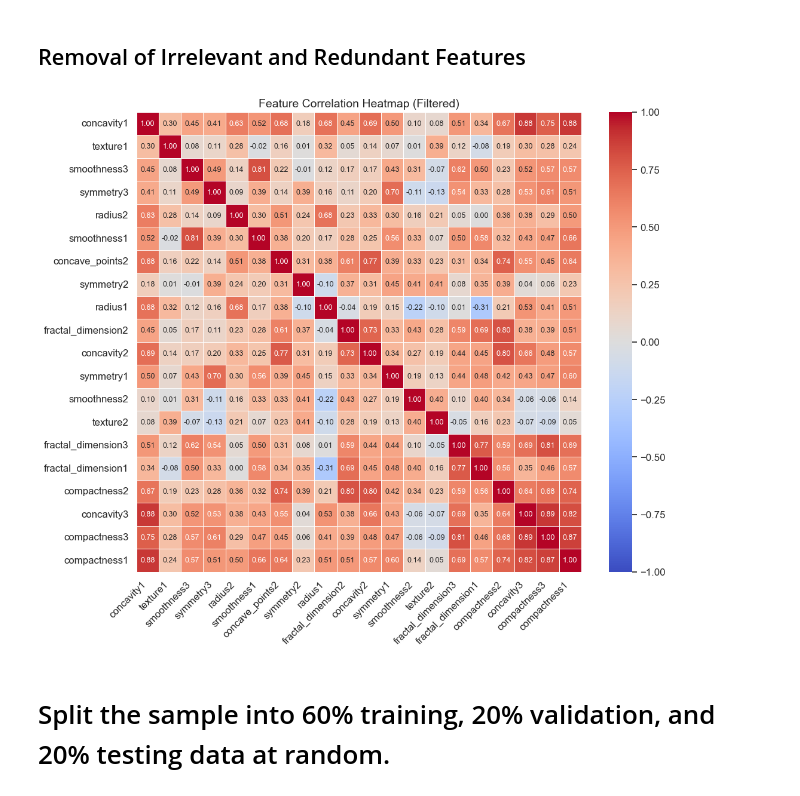
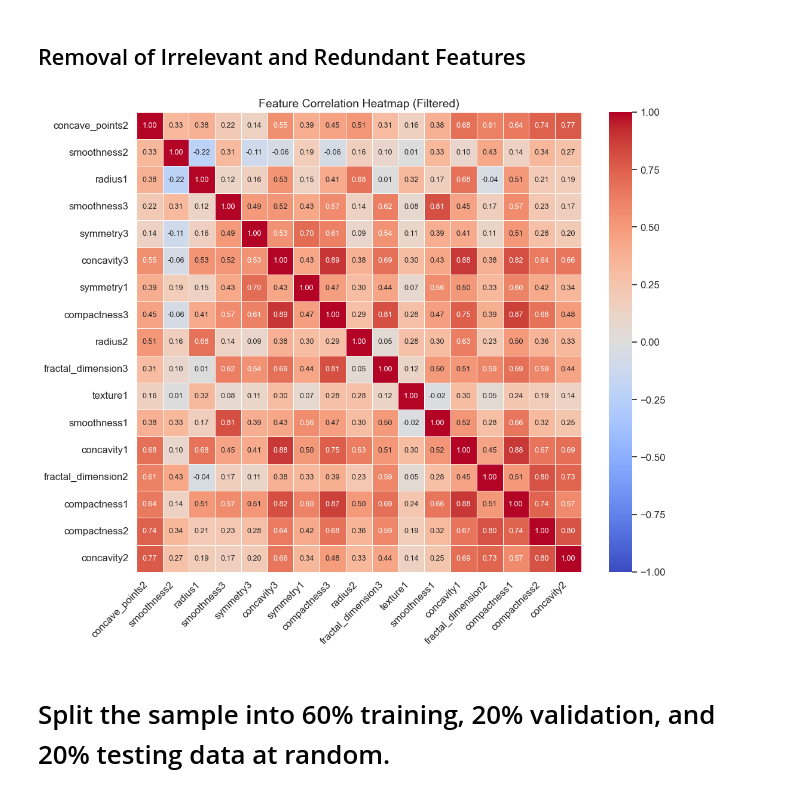
Before and after one commit to grgttdln/Breast-Cancer_ML-Classification, a Jupyter notebook: Notebook.ipynb, the cells around one changed output. Drawn from its saved outputs; the diff is of its cells as text; code cells hidden in the pictures.

```diff
--- a/Notebook.ipynb
+++ b/Notebook.ipynb
@@ -193,44 +192,44 @@ plt.show()
 # %% [markdown]
 ## Removal of Irrelevant and Redundant Features
 # %%
-# Compute correlation matrix including 'diagnosis'
-full_corr_matrix = df.corr()
+# Compute correlation between each feature and the target separately
+feature_target_corr = X.corrwith(y)
 
 # Identify irrelevant features (correlation with 'diagnosis' < 0.05)
-irrelevant_features = set(full_corr_matrix.index[abs(full_corr_matrix["diagnosis"]) < 0.05])
+irrelevant_features = set(feature_target_corr[abs(feature_target_corr) < 0.05].index)
 
-# Compute correlation matrix without 'diagnosis'
-corr_matrix = df.drop(columns=['diagnosis']).corr()
+# Compute correlation matrix for only the features
+corr_matrix = X.corr()
 
 # Identify redundant features (correlation > 0.9)
 high_corr_features = set()
 for i in range(len(corr_matrix.columns)):
     for j in range(i):
         if abs(corr_matrix.iloc[i, j]) > 0.9:
             colname = corr_matrix.columns[i]
             high_corr_features.add(colname)
 
 # Remove redundant and irrelevant features
-filtered_features = list(set(corr_matrix.columns) - high_corr_features - irrelevant_features)
+filtered_features = list(set(X.columns) - high_corr_features - irrelevant_features)
 
 # Subset correlation matrix
 filtered_corr_matrix = corr_matrix.loc[filtered_features, filtered_features]
 
 # Plot heatmap with filtered features
 plt.figure(figsize=(12, 10))
 sns.set(font_scale=1.1)
 
 sns.heatmap(filtered_corr_matrix,
             annot=True, cmap="coolwarm", fmt=".2f",
             linewidths=0.5, annot_kws={"size": 9},
             vmin=-1, vmax=1)
 
 plt.xticks(rotation=45, ha='right')
 plt.yticks(rotation=0)
 plt.title("Feature Correlation Heatmap (Filtered)", fontsize=14)
 plt.show()
 # %% [output]
-[figure, old version]
+[figure, new version]
 # %% [markdown]
 # Split the sample into 60% training, 20% validation, and 20% testing data at random.
 # %% [markdown]
```
Also changed, not shown: parts of 4 cells of this notebook.
